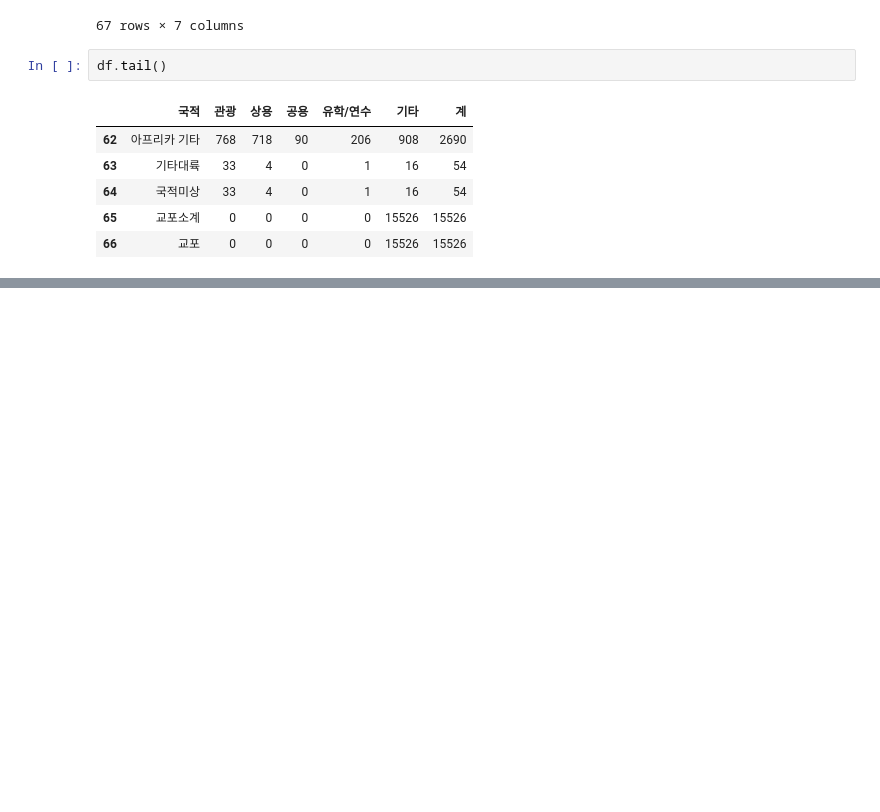
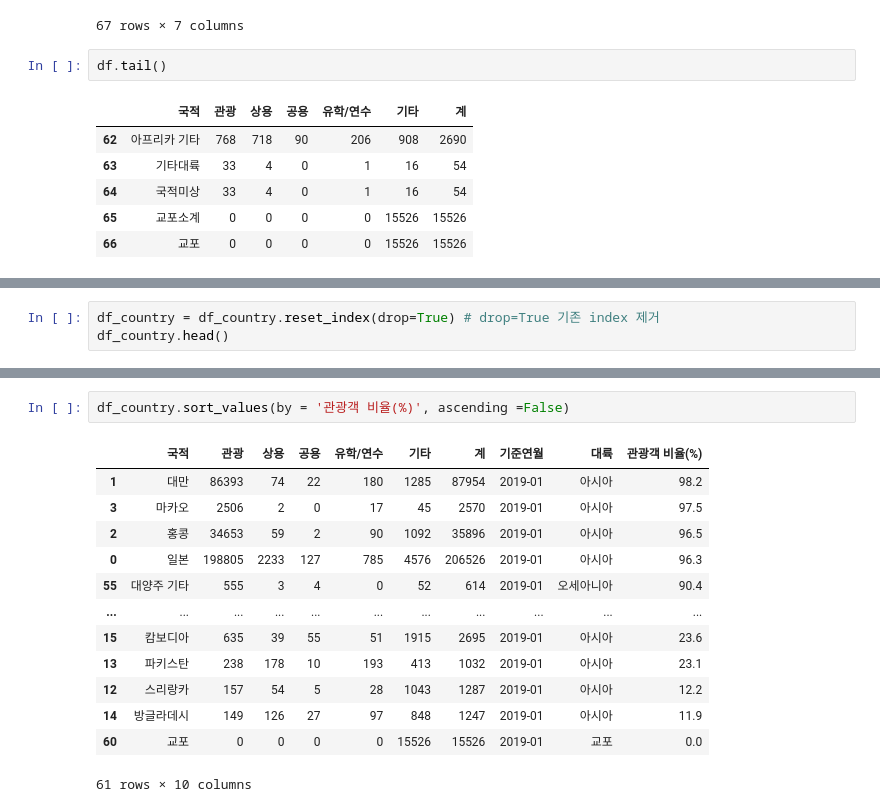
Before and after one commit to kkalkkkal/AIFFEL, a Jupyter notebook: 풀잎스쿨 - 실전 데이터 분석/week3_preprocessing/Week3 실습.ipynb, the cells around one changed output, grey strips where cells are left out. Saved outputs shown, nothing was run; the diff lists cells and outputs as text; blank space fills up the shorter version.

```diff
--- a/풀잎스쿨 - 실전 데이터 분석/week3_preprocessing/Week3 실습.ipynb
+++ b/풀잎스쿨 - 실전 데이터 분석/week3_preprocessing/Week3 실습.ipynb
@@ -49,0 +124,3 @@ df.tail()
+# %%
+df_country = df_country.reset_index(drop=True) # drop=True 기존 index 제거
+df_country.head()
@@ -49,0 +166,16 @@ df.tail()
+# %%
+df_country.sort_values(by = '관광객 비율(%)', ascending =False)
+# %% [output]
+|  | 국적 | 관광 | 상용 | 공용 | 유학/연수 | 기타 | 계 | 기준연월 | 대륙 | 관광객 비율(%) |
+| 1 | 대만 | 86393 | 74 | 22 | 180 | 1285 | 87954 | 2019-01 | 아시아 | 98.2 |
+| 3 | 마카오 | 2506 | 2 | 0 | 17 | 45 | 2570 | 2019-01 | 아시아 | 97.5 |
+| 2 | 홍콩 | 34653 | 59 | 2 | 90 | 1092 | 35896 | 2019-01 | 아시아 | 96.5 |
+| 0 | 일본 | 198805 | 2233 | 127 | 785 | 4576 | 206526 | 2019-01 | 아시아 | 96.3 |
+| 55 | 대양주 기타 | 555 | 3 | 4 | 0 | 52 | 614 | 2019-01 | 오세아니아 | 90.4 |
+| ... | ... | ... | ... | ... | ... | ... | ... | ... | ... | ... |
+| 15 | 캄보디아 | 635 | 39 | 55 | 51 | 1915 | 2695 | 2019-01 | 아시아 | 23.6 |
+| 13 | 파키스탄 | 238 | 178 | 10 | 193 | 413 | 1032 | 2019-01 | 아시아 | 23.1 |
+| 12 | 스리랑카 | 157 | 54 | 5 | 28 | 1043 | 1287 | 2019-01 | 아시아 | 12.2 |
+| 14 | 방글라데시 | 149 | 126 | 27 | 97 | 848 | 1247 | 2019-01 | 아시아 | 11.9 |
+| 60 | 교포 | 0 | 0 | 0 | 0 | 15526 | 15526 | 2019-01 | 교포 | 0.0 |
+61 rows × 10 columns
```
Also changed, not shown: parts of 25 cells of this notebook, 1 other file.
